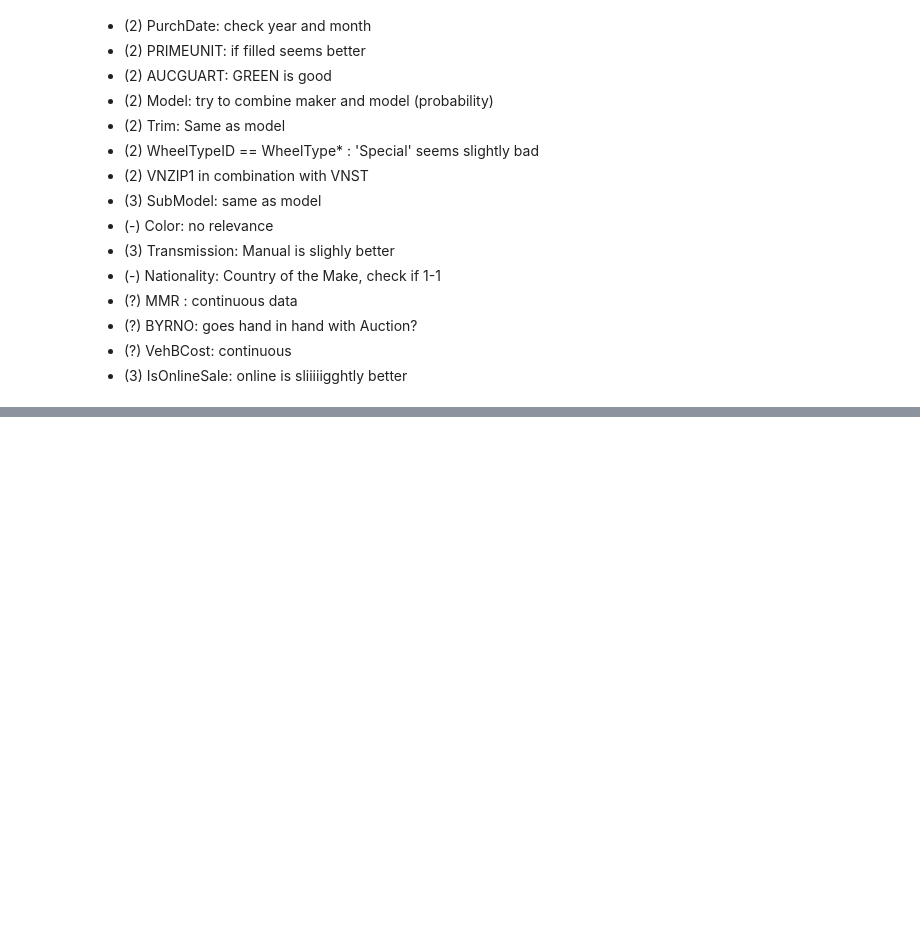
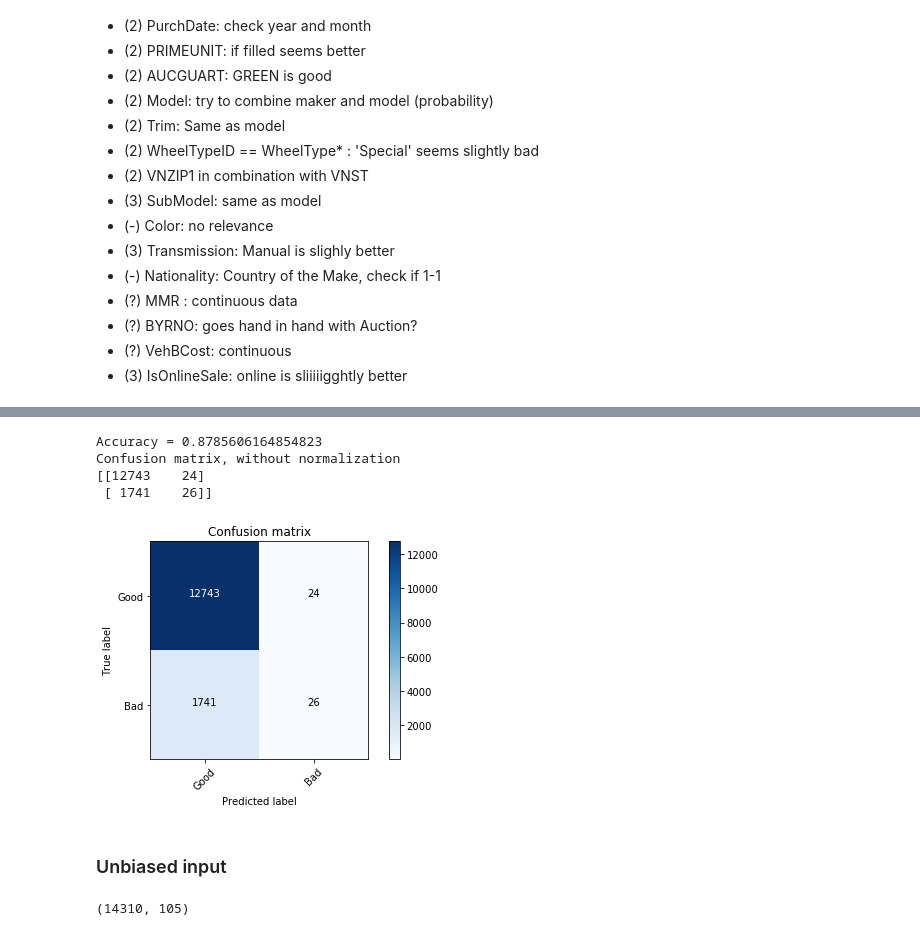
Before and after one commit to tolarteh/cardashians, a Jupyter notebook: Neural Network.ipynb, the cells around one changed output, grey strips where cells are left out. Cells and saved outputs as stored; diff of their text form; code cells hidden in the pictures; blank space fills up the shorter version.

```diff
--- a/Neural Network.ipynb
+++ b/Neural Network.ipynb
@@ -55,0 +132,9 @@ len(test)
+# %%
+from sklearn.preprocessing import StandardScaler
+scaler = StandardScaler()
+scaler.fit(Xtrain)
+Xtrain1 = scaler.transform(Xtrain)
+Xtest1 = scaler.transform(Xtest)
+
+clf1 = MLPClassifier(hidden_layer_sizes=(10, ), random_state=1)
+clf1.fit(Xtrain1, ytrain)
@@ -55,0 +149,13 @@ len(test)
+# %%
+y_pred = clf1.predict(Xtest1)
+print('Accuracy = {}'.format(clf1.score(Xtest1, ytest)))
+cm = confusion_matrix(ytest, y_pred)
+plot_confusion_matrix(cm)
+# %% [output]
+Accuracy = 0.8785606164854823
+Confusion matrix, without normalization
+[[12743    24]
+ [ 1741    26]]
+[figure, added]
+# %% [markdown]
+### Unbiased input
@@ -55,0 +178,6 @@ len(test)
+# %%
+Xtrain, Xtest, ytrain, ytest = split_bias(encoded_features, target)
+(len(Xtrain) + len(Xtest))/2
+Xtrain.shape
+# %% [output]
+(14310, 105)
```
Also changed, not shown: parts of 15 cells of this notebook, 1 other file.
